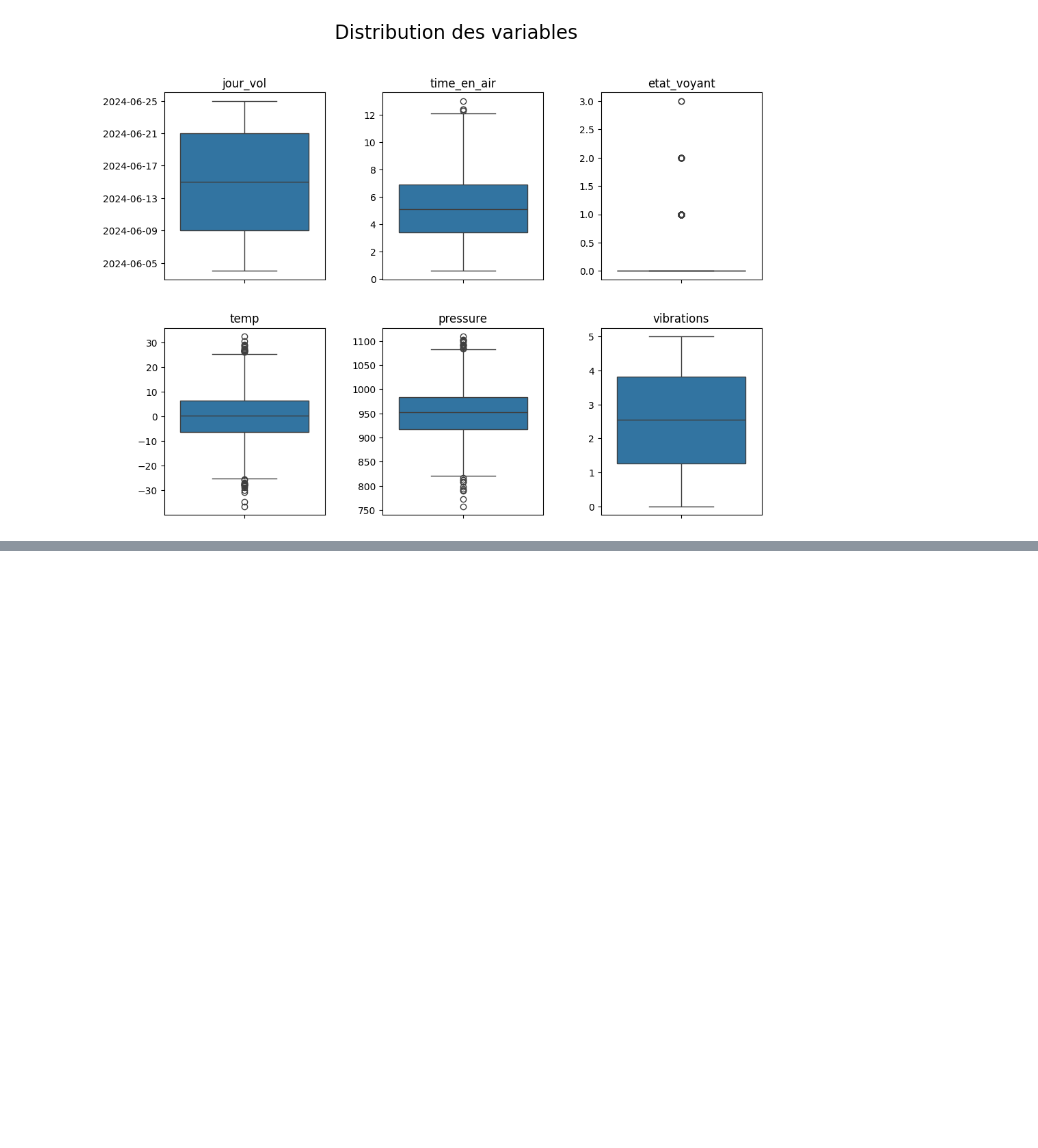
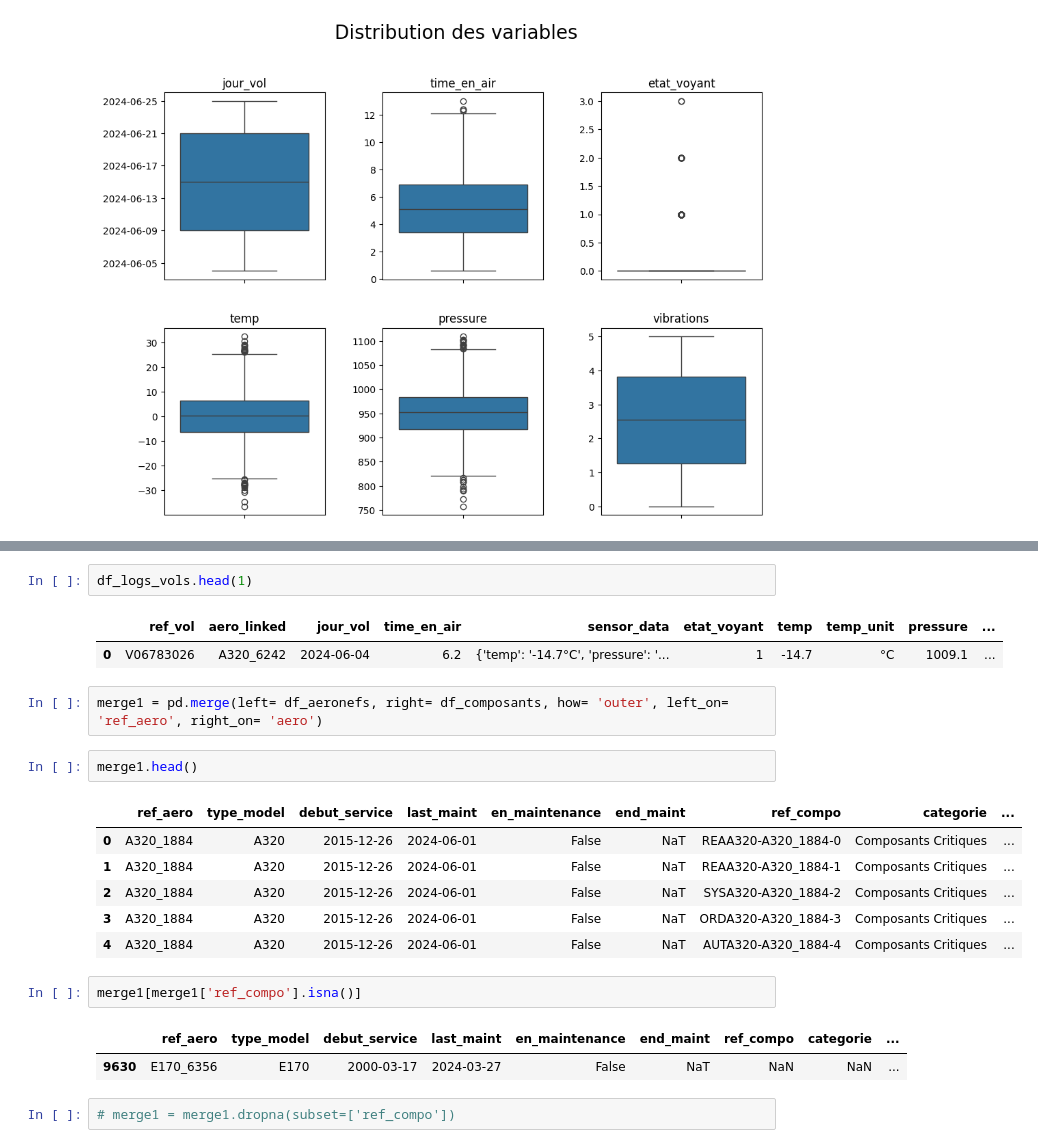
Before and after one commit to Dim2960/preventive_maintenance, a Jupyter notebook: 2_Analyse_vz_prepa.ipynb, the cells around one changed output, grey strips where cells are left out. Saved outputs shown, nothing was run; the diff lists cells and outputs as text; blank space fills up the shorter version.

```diff
--- a/2_Analyse_vz_prepa.ipynb
+++ b/2_Analyse_vz_prepa.ipynb
@@ -327,0 +345,23 @@ plt.show()
+# %%
+df_logs_vols.head(1)
+# %% [output]
+|  | ref_vol | aero_linked | jour_vol | time_en_air | sensor_data | etat_voyant | temp | temp_unit | pressure | ... |
+| 0 | V06783026 | A320_6242 | 2024-06-04 | 6.2 | {'temp': '-14.7°C', 'pressure': '... | 1 | -14.7 | °C | 1009.1 | ... |
+# %%
+merge1 = pd.merge(left= df_aeronefs, right= df_composants, how= 'outer', left_on= 'ref_aero', right_on= 'aero')
+# %%
+merge1.head()
+# %% [output]
+|  | ref_aero | type_model | debut_service | last_maint | en_maintenance | end_maint | ref_compo | categorie | ... |
+| 0 | A320_1884 | A320 | 2015-12-26 | 2024-06-01 | False | NaT | REAA320-A320_1884-0 | Composants Critiques | ... |
+| 1 | A320_1884 | A320 | 2015-12-26 | 2024-06-01 | False | NaT | REAA320-A320_1884-1 | Composants Critiques | ... |
+| 2 | A320_1884 | A320 | 2015-12-26 | 2024-06-01 | False | NaT | SYSA320-A320_1884-2 | Composants Critiques | ... |
+| 3 | A320_1884 | A320 | 2015-12-26 | 2024-06-01 | False | NaT | ORDA320-A320_1884-3 | Composants Critiques | ... |
+| 4 | A320_1884 | A320 | 2015-12-26 | 2024-06-01 | False | NaT | AUTA320-A320_1884-4 | Composants Critiques | ... |
+# %%
+merge1[merge1['ref_compo'].isna()]
+# %% [output]
+|  | ref_aero | type_model | debut_service | last_maint | en_maintenance | end_maint | ref_compo | categorie | ... |
+| 9630 | E170_6356 | E170 | 2000-03-17 | 2024-03-27 | False | NaT | NaN | NaN | ... |
+# %%
+# merge1 = merge1.dropna(subset=['ref_compo'])
```
Also changed, not shown: parts of 14 cells of this notebook, 1 other file.
